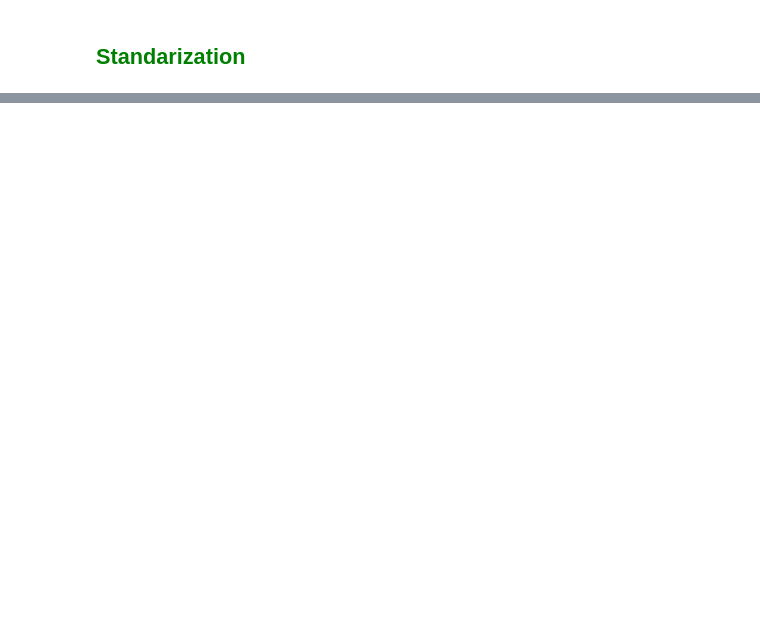
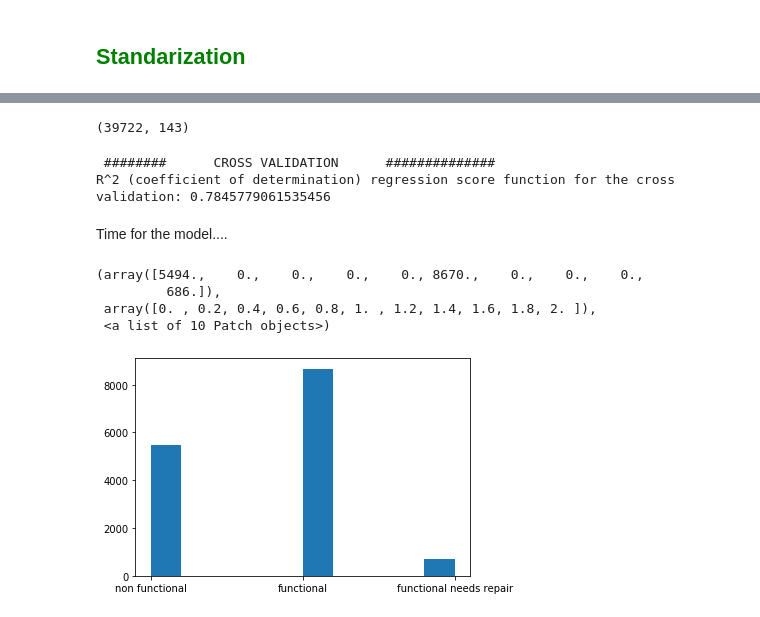
Before and after one commit to PCerralbo/Pump_it_Up_DDriven, a Jupyter notebook: first_attempt.ipynb, the cells around one changed output, grey strips where cells are left out. Cells and saved outputs as stored; diff of their text form; code cells hidden in the pictures; blank space fills up the shorter version.

```diff
--- a/first_attempt.ipynb
+++ b/first_attempt.ipynb
@@ -821,0 +1102,39 @@ Index(['amount_tsh', 'gps_height', 'region_code', 'district_code',
+# %%
+X_important_train = sfm.transform(X_train)
+X_important_test = sfm.transform(X_test)
+# %%
+X_important_train.shape
+# %% [output]
+(39722, 143)
+# %%
+# Create a new random forest classifier for the most important features
+rdf_important = RandomForestClassifier(n_estimators=100,criterion='entropy',n_jobs=-1)
+
+#CV R2
+results_accuracy = cross_val_score(rdf_important, X_important_train, y_train, cv=10, scoring='accuracy')
+
+print (' ########      CROSS VALIDATION      ############## ')
+print('R^2 (coefficient of determination) regression score function for the cross validation:',results_accuracy.mean())
+
+# FIT AND PREDICT
+rdf_important.fit(X_important_train,y_train)
+pred_rdf_important= rdf_important.predict(X_important_test)
+# %% [output]
+ ########      CROSS VALIDATION      ##############
+R^2 (coefficient of determination) regression score function for the cross validation: 0.7845779061535456
+# %% [markdown]
+Time for the model....
+# %%
+X_important_train = sfm.transform(train)
+X_important_test = sfm.transform(test)
+# %%
+rdf_important.fit(X_important_train,y)
+pred_rdf_important= rdf_important.predict(X_important_test)
+# %%
+plt.hist(pred_rdf_important)
+# %% [output]
+(array([5494.,    0.,    0.,    0.,    0., 8670.,    0.,    0.,    0.,
+         686.]),
+ array([0. , 0.2, 0.4, 0.6, 0.8, 1. , 1.2, 1.4, 1.6, 1.8, 2. ]),
+ <a list of 10 Patch objects>)
+[figure, added]
```
Also changed, not shown: parts of 48 cells of this notebook, 1 other file.
